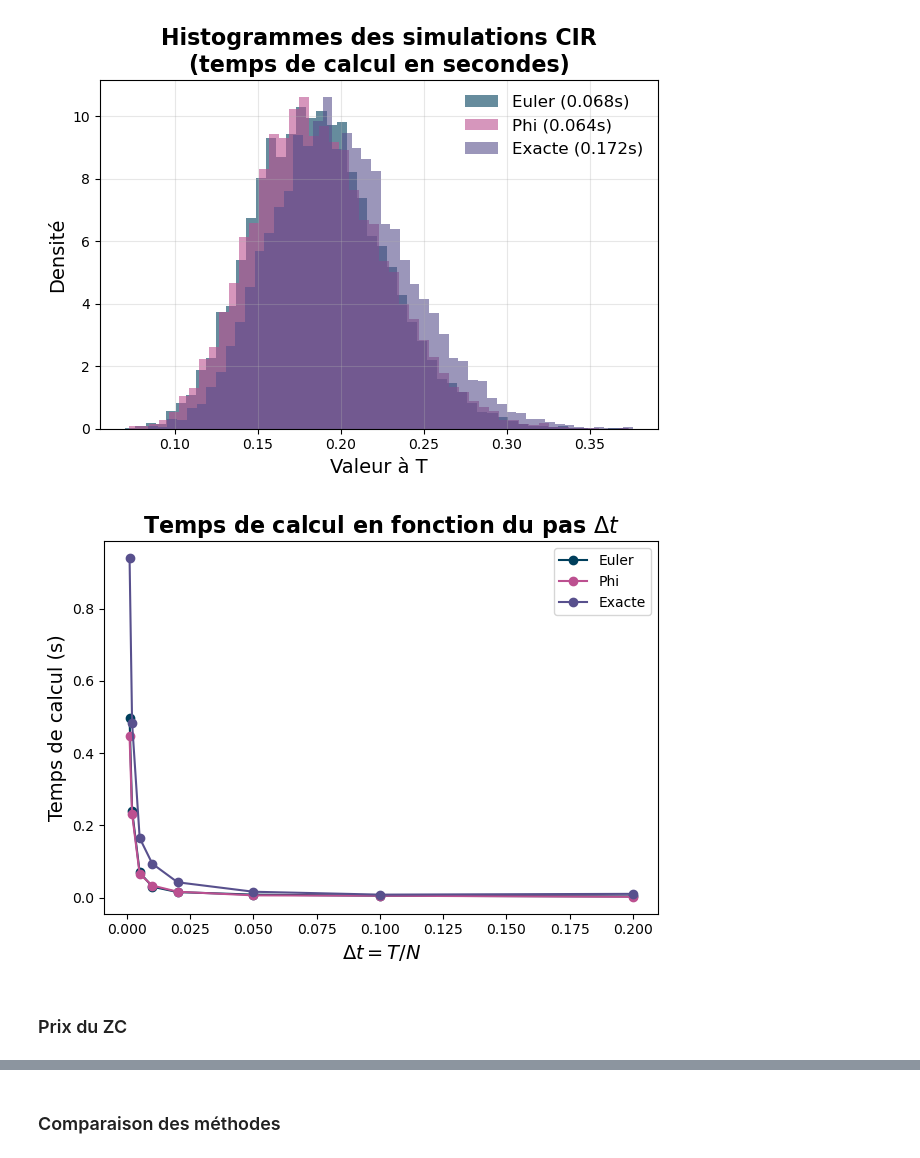
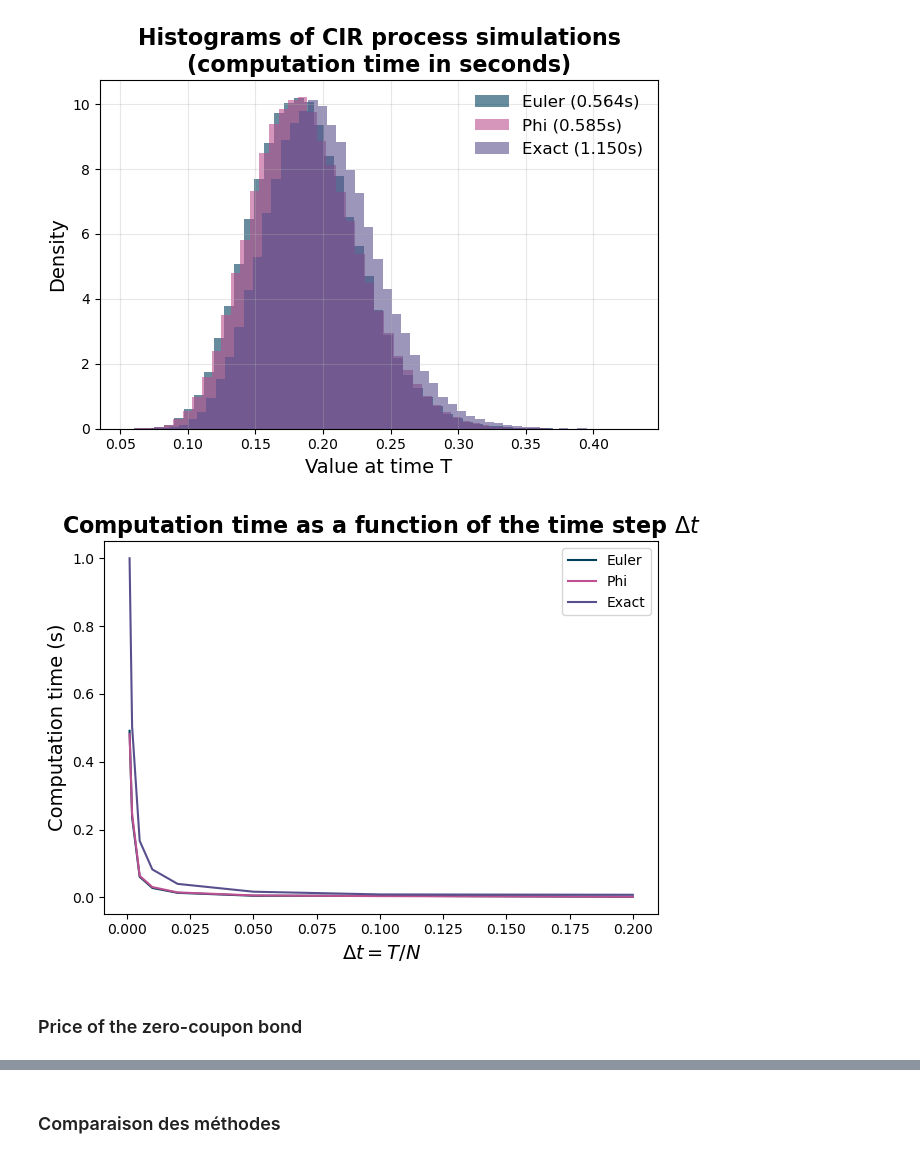
Before and after one commit to maxence2508/stage-cermics, a Jupyter notebook: second-order-schemes-for-multifactor-cir-and-heston-models.ipynb, the cells around one changed output, grey strips where cells are left out. Drawn from its saved outputs; the diff is of its cells as text; code cells hidden in the pictures.

```diff
--- a/second-order-schemes-for-multifactor-cir-and-heston-models.ipynb
+++ b/second-order-schemes-for-multifactor-cir-and-heston-models.ipynb
@@ -295,101 +461,100 @@ G0*sigma^2 = 0.011200000000000003
 # %%
-# Paramètres
+# Parameters
 x0 = 0.1
 T = 1.0
-N = 200
-n_paths = 10000
+N = 100
+n_paths = 100000
 
-cir = CIRProcess(a=0.1, k=0.15, sigma=0.1, rho=rho, gamma=gamma, x0=x0, dim=len(rho))
+cir = CIRProcess(a=0.1, k=0.15, sigma=0.1, rho=rho, gamma=gamma, x0=0, dim=len(rho))
 
-# Simulation Euler
+# Euler simulation
 start = time.time()
 paths_euler = cir.simulate_path_euler(x0, T, N, n=n_paths, seed=42)
 time_euler = time.time() - start
 
-# Simulation Phi
+# Phi-based simulation
 start = time.time()
 paths_phi = cir.simulate_path(x0, T, N, n=n_paths, seed=42)
 time_phi = time.time() - start
 
-# Simulation Exacte
+# Exact simulation
 start = time.time()
 paths_exact = cir.simulate_path_exact(x0, T, N, n=n_paths, seed=42)
 time_exact = time.time() - start
 
-# Moyennes à T
+# Mean at final time T
 mean_euler = np.mean(paths_euler[:, -1])
 mean_phi = np.mean(paths_phi[:, -1])
 mean_exact = np.mean(paths_exact[:, -1])
 
-# Variances à T
+# Variance at final time T
 var_euler = np.var(paths_euler[:, -1])
 var_phi = np.var(paths_phi[:, -1])
 var_exact = np.var(paths_exact[:, -1])
 
-plt.hist(paths_euler[:, -1], bins=50, alpha=0.6, color='#003f5c', label=f'Euler ({time_euler:.3f}s)', density=True)
-plt.hist(paths_phi[:, -1], bins=50, alpha=0.6, color='#bc5090', label=f'Phi ({time_phi:.3f}s)', density=True)
-plt.hist(paths_exact[:, -1], bins=50, alpha=0.6, color='#58508d', label=f'Exacte ({time_exact:.3f}s)', density=True)
+# Histogram comparison of the final values for each method
+plt.hist(paths_euler[:, -1], bins=50, alpha=0.6, color='#003f5c',
+         label=f'Euler ({time_euler:.3f}s)', density=True)
+plt.hist(paths_phi[:, -1], bins=50, alpha=0.6, color='#bc5090',
+         label=f'Phi ({time_phi:.3f}s)', density=True)
+plt.hist(paths_exact[:, -1], bins=50, alpha=0.6, color='#58508d',
+         label=f'Exact ({time_exact:.3f}s)', density=True)
 
 plt.legend(frameon=False, fontsize=12)
 plt.grid(True, alpha=0.3)
-plt.xlabel('Valeur à T', fontsize=14)
-plt.ylabel('Densité', fontsize=14)
-plt.title('Histogrammes des simulations CIR\n(temps de calcul en secondes)', fontsize=16, weight='bold')
+plt.xlabel('Value at time T', fontsize=14)
+plt.ylabel('Density', fontsize=14)
+plt.title('Histograms of CIR process simulations\n(computation time in seconds)',
+          fontsize=16, weight='bold')
 plt.tight_layout()
 plt.show()
 # %% [output]
-[figure, old version]
+[figure, new version]
 # %%
-import numpy as np
-import matplotlib.pyplot as plt
-import time
-
-# Paramètres
+# Parameters
 x0 = 0.1
 T = 1.0
 n_paths = 10000
 N_list = [5, 10, 20, 50, 100, 200, 500, 1000]
 
 delta_t_list = []
 times_euler = []
 times_phi = []
 times_exact = []
 
-# Initialisation du processus
+# Initialize CIR process
 cir = CIRProcess(a=0.1, k=0.15, sigma=0.1, rho=rho, gamma=gamma, x0=x0, dim=len(rho))
 
+# Run simulations
 for N in N_list:
     delta_t = T / N
     delta_t_list.append(delta_t)
 
-    # Euler
     start = time.time()
-    cir.simulate_path_euler(x0, T, N, n=n_paths, seed=42)
+    cir.simulate_path_euler(x0, T, N, n=n_paths)
     times_euler.append(time.time() - start)
 
-    # Phi
     start = time.time()
-    cir.simulate_path(x0, T, N, n=n_paths, seed=42)
+    cir.simulate_path(x0, T, N, n=n_paths)
     times_phi.append(time.time() - start)
 
-    # Exact
     start = time.time()
-    cir.simulate_path_exact(x0, T, N, n=n_paths, seed=42)
+    cir.simulate_path_exact(x0, T, N, n=n_paths)
     times_exact.append(time.time() - start)
 
-# Tracé
-plt.plot(delta_t_list, times_euler, marker='o', label='Euler', color='#003f5c')
-plt.plot(delta_t_list, times_phi, marker='o', label='Phi', color='#bc5090')
-plt.plot(delta_t_list, times_exact, marker='o', label='Exacte', color='#58508d')
+# Plotting (lignes seulement)
+plt.plot(delta_t_list, times_euler, label='Euler', color='#003f5c')
+plt.plot(delta_t_list, times_phi, label='Phi', color='#bc5090')
+plt.plot(delta_t_list, times_exact, label='Exact', color='#58508d')
 
 plt.xlabel(r'$\Delta t = T / N$', fontsize=14)
-plt.ylabel('Temps de calcul (s)', fontsize=14)
-plt.title('Temps de calcul en fonction du pas $\Delta t$', fontsize=16, weight='bold')
+plt.ylabel('Computation time (s)', fontsize=14)
+plt.title(r'Computation time as a function of the time step $\Delta t$', fontsize=16, weight='bold')
 plt.legend()
 plt.tight_layout()
 plt.show()
 # %% [output]
-[figure, old version]
+[figure, new version]
 # %% [markdown]
-### Prix du ZC
+### Price of the zero-coupon bond
 # %%
```
Also changed, not shown: parts of 21 cells of this notebook.
